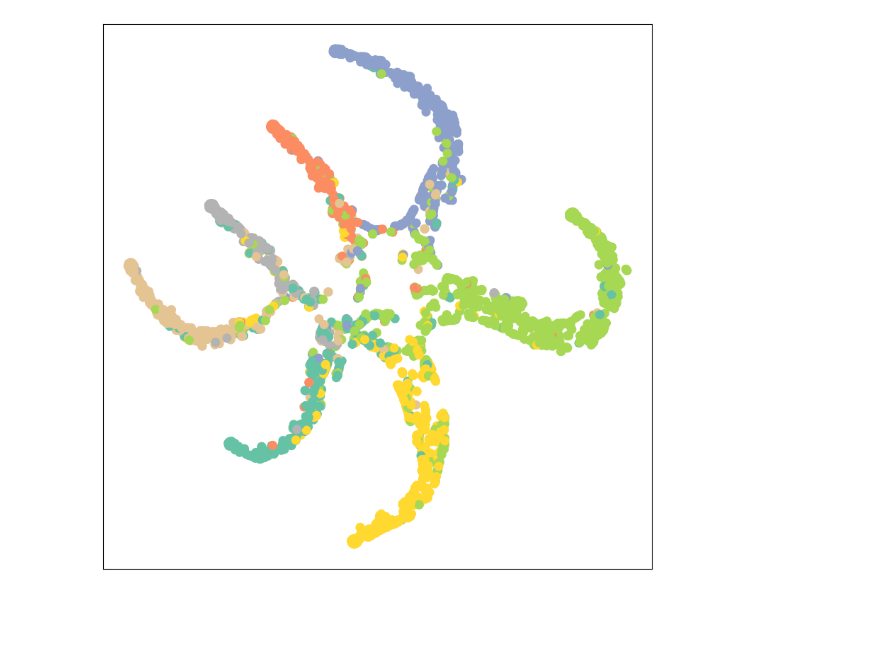
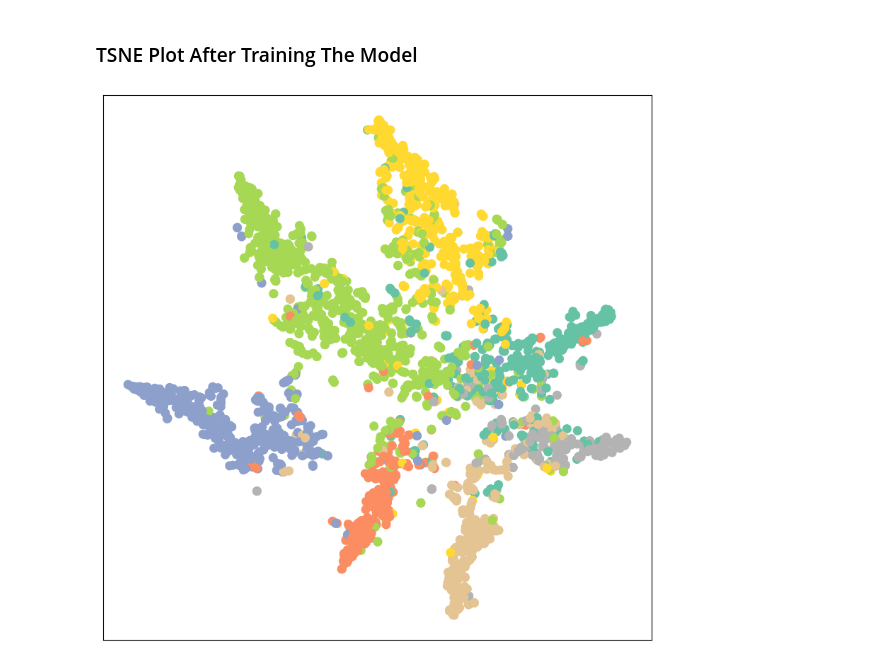
Before and after one commit to suranjandey2012/Academic_Project, a Jupyter notebook: GCN_Node_Classification.ipynb, the cells around one changed output. Cells and saved outputs as stored; diff of their text form; code cells hidden in the pictures; blank space fills up the shorter version.

```diff
--- a/GCN_Node_Classification.ipynb
+++ b/GCN_Node_Classification.ipynb
@@ -177,8 +272,6 @@ def test(model):
 # %%
-# Embedding visualization before training of Cora dataset
-model = GCN_Model(A,dataset.x,hidden_channels=256)
-
 # output from the untrained gcn
-out = model.forward()
+A, features, dataset, labels, idx_train, idx_val, idx_test=Build_Adjacency_Matrix(0.5)
+out = model.forward(features,A)
 visualize(out, color=dataset.y)
 # %% [output]
@@ -188,7 +278,0 @@ visualize(out, color=dataset.y)
-# %%
-model=GCN_Model(A,dataset.x,hidden_channels=256)
-optimizer=Adam(model.parameters(),lr=0.01)
-epoches=200
-training_loss=[]
-for _ in range(epoches):
-  training_loss.append(train(model,optimizer))
@@ -210,0 +281,23 @@ F1 Score:0.7841457838038056
+# %%
+test_accuracy,best_model=[],None
+Mean_test_accuracy,test_acc_standard_dev=None,None
+for noi in range(no_of_iter):
+    best_val_acc=0
+    print() #Adding one line space
+    print("Training Started")
+    print('-'.join('' for _ in range(100)))
+    for e in tqdm(range(epoches),desc="Training Progress"):
+        train_loss=train(model,optimizer,features,A,idx_train,labels)
+        #print(f"Training Loss for Epoch {e+1} : {train_loss}")
+        val_acc=test(model,features,A,idx_val,labels)
+        #print(f"Validation Accuracy for Epoch {e+1} : {val_acc}")
+        if(val_acc>best_val_acc):
+            best_val_acc = val_acc
+            best_model=model.state_dict()
+    test_accuracy.append(test(model,features,A,idx_test,labels,best_model=best_model))
+test_accuracy=np.array(test_accuracy)
+Mean_test_accuracy=np.mean(test_accuracy)
+test_acc_standard_dev=np.std(test_accuracy)
+print('-'.join('' for _ in range(100)))
+print(f"Mean Accuracy :",Mean_test_accuracy)
+print(f"Standard Deviation Of Accuracy Values:",test_acc_standard_dev)
@@ -211,7 +328,10 @@ F1 Score:0.7841457838038056
+# %% [markdown]
+### TSNE Plot After Training The Model
 # %%
 # visualizing node embeddings after training
+model.load_state_dict(best_model)
 model.eval()
-out = model.forward()
+out = model.forward(features,A)
 visualize(out, color=dataset.y)
 # %% [output]
-[figure, old version]
+[figure, new version]
```
Also changed, not shown: parts of 28 cells of this notebook.
